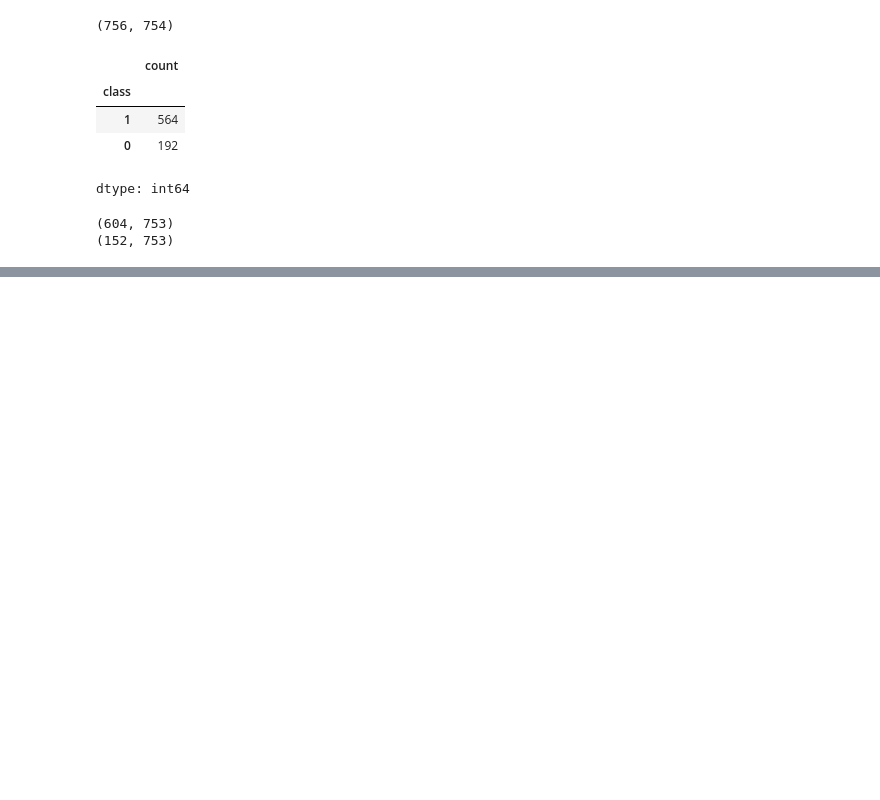
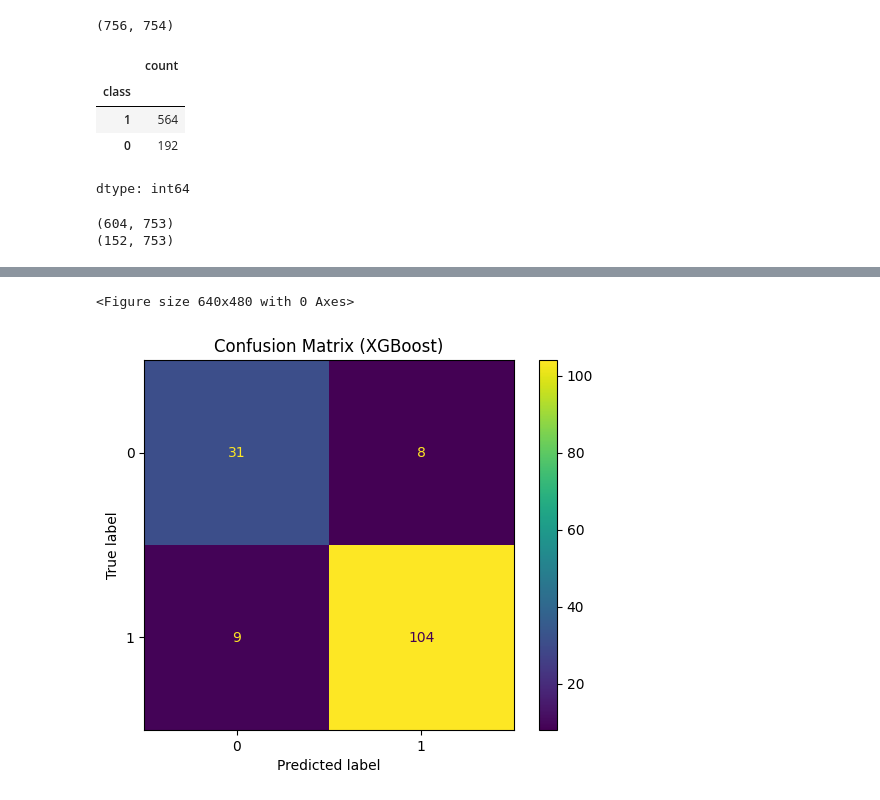
Before and after one commit to nishnarudkar/Interpretable-Machine-Learning-System-for-Parkinson-s-Disease-Detection-from-Speech-Biomarkers, a Jupyter notebook: notebooks/Parkinsons_Detection_MLOPS_Project_SMOTE.ipynb, the cells around one changed output, grey strips where cells are left out. Saved outputs shown, nothing was run; the diff lists cells and outputs as text; code cells hidden in the pictures; blank space fills up the shorter version.

Commit message:
Updated model and evaluation

```diff
--- a/notebooks/Parkinsons_Detection_MLOPS_Project_SMOTE.ipynb
+++ b/notebooks/Parkinsons_Detection_MLOPS_Project_SMOTE.ipynb
@@ -257,16 +72,0 @@ weighted avg       0.82      0.82      0.82       152
-# %%
-from xgboost import XGBClassifier
-
-xgb = XGBClassifier(
-    n_estimators=300,
-    learning_rate=0.05,
-    max_depth=5,
-    random_state=42
-)
-
-xgb.fit(X_train_selected, y_train)
-
-y_pred_xgb = xgb.predict(X_test_selected)
-
-print("XGBoost Accuracy:", accuracy_score(y_test, y_pred_xgb))
-print(classification_report(y_test, y_pred_xgb))
@@ -1227,0 +73,4 @@ Best ROC AUC: 0.9518947129566597
+# %%
+# Use SMOTE only to help selector learn minority features
+smote_fs = SMOTE(random_state=42)
+X_train_fs, y_train_fs = smote_fs.fit_resample(X_train, y_train)
@@ -1227,0 +80,5 @@ Best ROC AUC: 0.9518947129566597
+# %%
+selector.fit(X_train_fs, y_train_fs)
+
+X_train_sel = selector.transform(X_train)
+X_test_sel = selector.transform(X_test)
@@ -1227,0 +322,10 @@ Best ROC AUC: 0.9518947129566597
+# %%
+best_name = "XGBoost"
+best_model = xgb
+best_score = macro_f1_xgb
+best_roc_auc = roc_auc_xgb
+
+best_X_test = X_test_sel
+best_X_train_base = X_train_sel
+
+print(f"Set {best_name} as the best model with Macro F1: {best_score:.4f}")
@@ -1227,0 +413,9 @@ Best ROC AUC: 0.9518947129566597
+# %%
+plt.figure()
+ConfusionMatrixDisplay.from_estimator(best_model, best_X_test, y_test)
+plt.title(f"Confusion Matrix ({best_name})")
+plt.savefig("confusion_matrix.png", dpi=300)
+plt.show()
+# %% [output]
+<Figure size 640x480 with 0 Axes>
+[figure, added]
```
Also changed, not shown: parts of 56 cells of this notebook.
